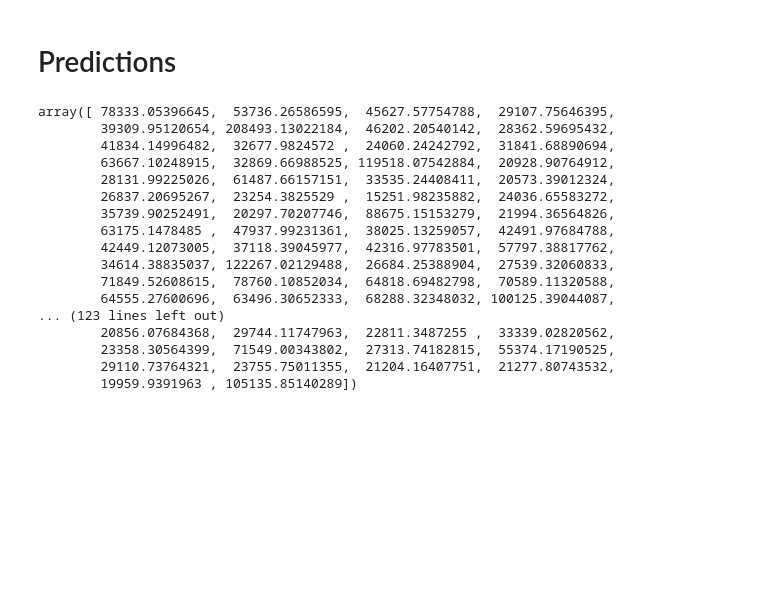
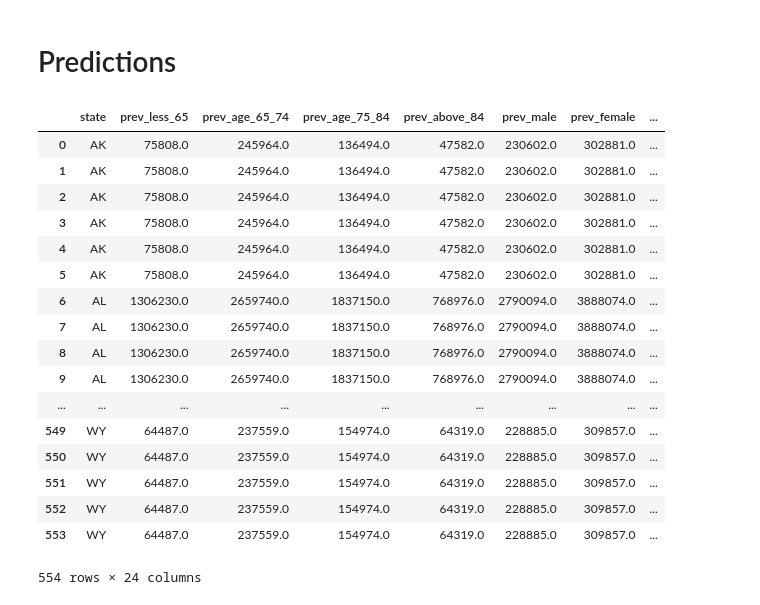
Before and after one commit to cambrad3/DataVizProject, a Jupyter notebook: Modeling and Predictions.ipynb, the cells around one changed output. Drawn from its saved outputs; the diff is of its cells as text; code cells hidden in the pictures; blank space fills up the shorter version.

```diff
--- a/Modeling and Predictions.ipynb
+++ b/Modeling and Predictions.ipynb
@@ -225,23 +168,3 @@ predtwoeightdata = predtwoeightdataprep[['prev_less_65', 'prev_age_65_74', 'prev
        'hypertension', 'ischemia', 'psychotic', 'pulmonary', 'stroke']]
 # %% [markdown]
 # Predictions
-# %%
-regr.predict(predtwoeightdata)
-# %% [output]
-array([ 78333.05396645,  53736.26586595,  45627.57754788,  29107.75646395,
-        39309.95120654, 208493.13022184,  46202.20540142,  28362.59695432,
-        41834.14996482,  32677.9824572 ,  24060.24242792,  31841.68890694,
-        63667.10248915,  32869.66988525, 119518.07542884,  20928.90764912,
-        28131.99225026,  61487.66157151,  33535.24408411,  20573.39012324,
-        26837.20695267,  23254.3825529 ,  15251.98235882,  24036.65583272,
-        35739.90252491,  20297.70207746,  88675.15153279,  21994.36564826,
-        63175.1478485 ,  47937.99231361,  38025.13259057,  42491.97684788,
-        42449.12073005,  37118.39045977,  42316.97783501,  57797.38817762,
-        34614.38835037, 122267.02129488,  26684.25388904,  27539.32060833,
-        71849.52608615,  78760.10852034,  64818.69482798,  70589.11320588,
-        64555.27600696,  63496.30652333,  68288.32348032, 100125.39044087,
-... (123 lines left out)
-        20856.07684368,  29744.11747963,  22811.3487255 ,  33339.02820562,
-        23358.30564399,  71549.00343802,  27313.74182815,  55374.17190525,
-        29110.73764321,  23755.75011355,  21204.16407751,  21277.80743532,
-        19959.9391963 , 105135.85140289])
@@ -247,0 +200,21 @@ array([ 78333.05396645,  53736.26586595,  45627.57754788,  29107.75646395,
+# %%
+predtwoeightdataprep
+# %% [output]
+|  | state | prev_less_65 | prev_age_65_74 | prev_age_75_84 | prev_above_84 | prev_male | prev_female | ... |
+| 0 | AK | 75808.0 | 245964.0 | 136494.0 | 47582.0 | 230602.0 | 302881.0 | ... |
+| 1 | AK | 75808.0 | 245964.0 | 136494.0 | 47582.0 | 230602.0 | 302881.0 | ... |
+| 2 | AK | 75808.0 | 245964.0 | 136494.0 | 47582.0 | 230602.0 | 302881.0 | ... |
+| 3 | AK | 75808.0 | 245964.0 | 136494.0 | 47582.0 | 230602.0 | 302881.0 | ... |
+| 4 | AK | 75808.0 | 245964.0 | 136494.0 | 47582.0 | 230602.0 | 302881.0 | ... |
+| 5 | AK | 75808.0 | 245964.0 | 136494.0 | 47582.0 | 230602.0 | 302881.0 | ... |
+| 6 | AL | 1306230.0 | 2659740.0 | 1837150.0 | 768976.0 | 2790094.0 | 3888074.0 | ... |
+| 7 | AL | 1306230.0 | 2659740.0 | 1837150.0 | 768976.0 | 2790094.0 | 3888074.0 | ... |
+| 8 | AL | 1306230.0 | 2659740.0 | 1837150.0 | 768976.0 | 2790094.0 | 3888074.0 | ... |
+| 9 | AL | 1306230.0 | 2659740.0 | 1837150.0 | 768976.0 | 2790094.0 | 3888074.0 | ... |
+| ... | ... | ... | ... | ... | ... | ... | ... | ... |
+| 549 | WY | 64487.0 | 237559.0 | 154974.0 | 64319.0 | 228885.0 | 309857.0 | ... |
+| 550 | WY | 64487.0 | 237559.0 | 154974.0 | 64319.0 | 228885.0 | 309857.0 | ... |
+| 551 | WY | 64487.0 | 237559.0 | 154974.0 | 64319.0 | 228885.0 | 309857.0 | ... |
+| 552 | WY | 64487.0 | 237559.0 | 154974.0 | 64319.0 | 228885.0 | 309857.0 | ... |
+| 553 | WY | 64487.0 | 237559.0 | 154974.0 | 64319.0 | 228885.0 | 309857.0 | ... |
+554 rows × 24 columns
```
Also changed, not shown: parts of 31 cells of this notebook.
